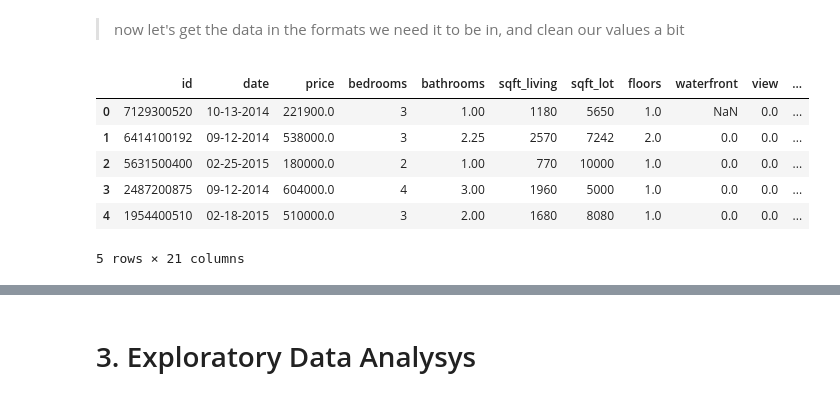
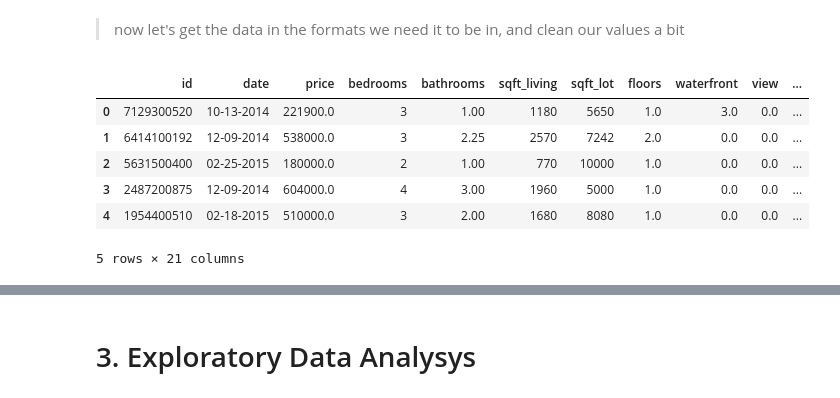
Before and after one commit to DIGITALFRANK/dsc-v2-mod1-final-project, a Jupyter notebook: student.ipynb, the cells around one changed output, grey strips where cells are left out. Cells and saved outputs as stored; diff of their text form; code cells hidden in the pictures.

```diff
--- a/student.ipynb
+++ b/student.ipynb
@@ -400,12 +419,3 @@ df[['condition', 'grade', 'price']][df['price'] > 500000]
 # change date column to Pandas date format & reformat it to mm/dd/yyyy
 df.date = pd.to_datetime(df.date)
 df.date = df.date.dt.strftime('%m-%d-%Y')
-df.head()
-# %% [output]
-|  | id | date | price | bedrooms | bathrooms | sqft_living | sqft_lot | floors | waterfront | view | ... |
-| 0 | 7129300520 | 10-13-2014 | 221900.0 | 3 | 1.00 | 1180 | 5650 | 1.0 | NaN | 0.0 | ... |
-| 1 | 6414100192 | 09-12-2014 | 538000.0 | 3 | 2.25 | 2570 | 7242 | 2.0 | 0.0 | 0.0 | ... |
-| 2 | 5631500400 | 02-25-2015 | 180000.0 | 2 | 1.00 | 770 | 10000 | 1.0 | 0.0 | 0.0 | ... |
-| 3 | 2487200875 | 09-12-2014 | 604000.0 | 4 | 3.00 | 1960 | 5000 | 1.0 | 0.0 | 0.0 | ... |
-| 4 | 1954400510 | 02-18-2015 | 510000.0 | 3 | 2.00 | 1680 | 8080 | 1.0 | 0.0 | 0.0 | ... |
-5 rows × 21 columns
@@ -414 +422,26 @@ df.head()
+# %%
+# replace '?' with NaN
+df = df.applymap(lambda x: np.nan if x == '?' else x)
+# %%
+# for typecasting purposes
+# NaN => 0 (yr_renovated)
+# NaN => 3 (waterfront), we will later convert this back to NaN
+# NaN => 999999 (sqft_basement), we will later convert this back to NaN
+# NaN => 999 (view), we will later convert this back to NaN
+
+
+df.yr_renovated.fillna(0, inplace=True)
+df.waterfront.fillna(3, inplace=True)
+df.sqft_basement.fillna(999999, inplace=True)
+df.view.fillna(999, inplace=True)
+
+df.head()
+# %% [output]
+|  | id | date | price | bedrooms | bathrooms | sqft_living | sqft_lot | floors | waterfront | view | ... |
+| 0 | 7129300520 | 10-13-2014 | 221900.0 | 3 | 1.00 | 1180 | 5650 | 1.0 | 3.0 | 0.0 | ... |
+| 1 | 6414100192 | 12-09-2014 | 538000.0 | 3 | 2.25 | 2570 | 7242 | 2.0 | 0.0 | 0.0 | ... |
+| 2 | 5631500400 | 02-25-2015 | 180000.0 | 2 | 1.00 | 770 | 10000 | 1.0 | 0.0 | 0.0 | ... |
+| 3 | 2487200875 | 12-09-2014 | 604000.0 | 4 | 3.00 | 1960 | 5000 | 1.0 | 0.0 | 0.0 | ... |
+| 4 | 1954400510 | 02-18-2015 | 510000.0 | 3 | 2.00 | 1680 | 8080 | 1.0 | 0.0 | 0.0 | ... |
+5 rows × 21 columns
 # %%
```
Also changed, not shown: parts of 38 cells of this notebook.
